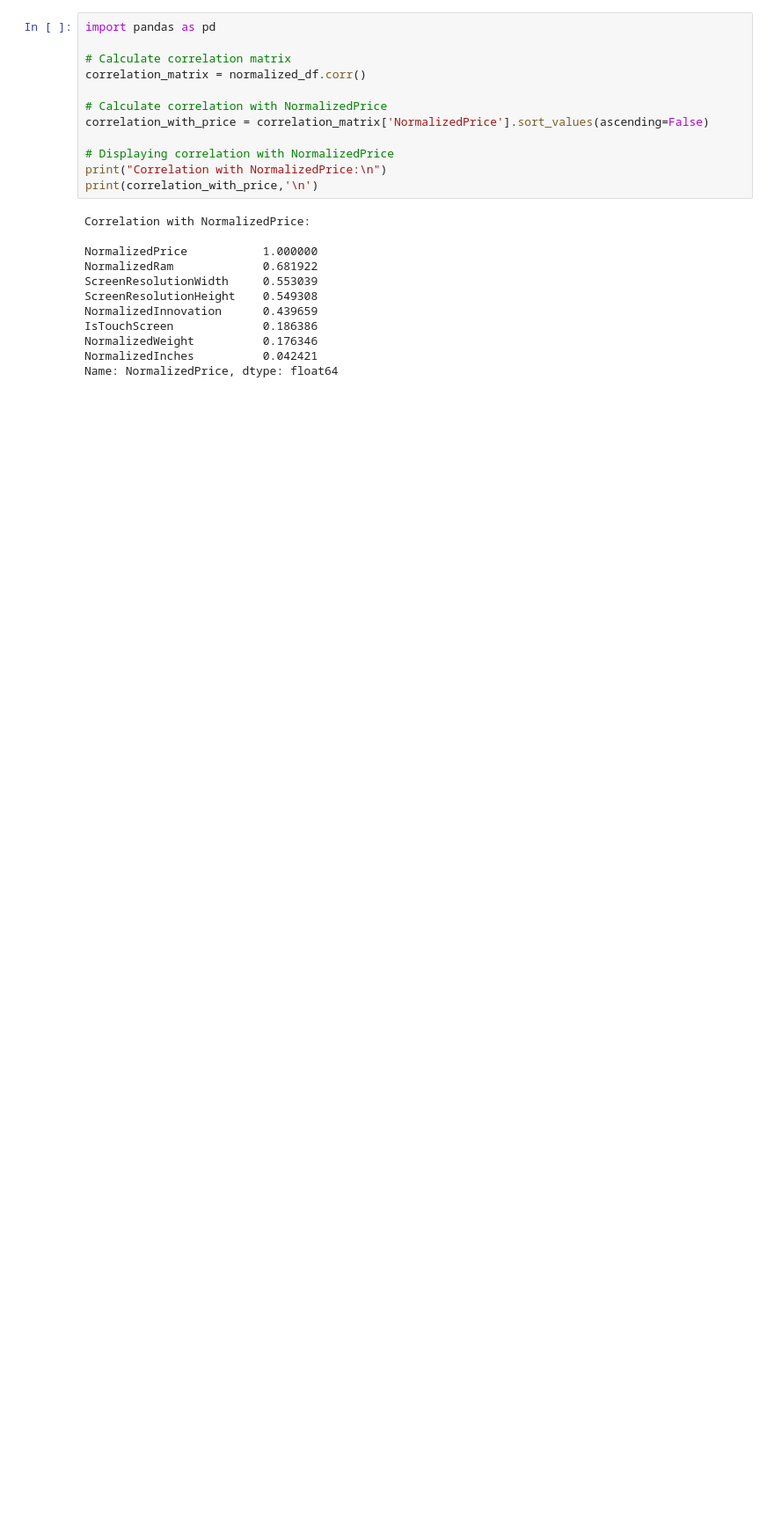
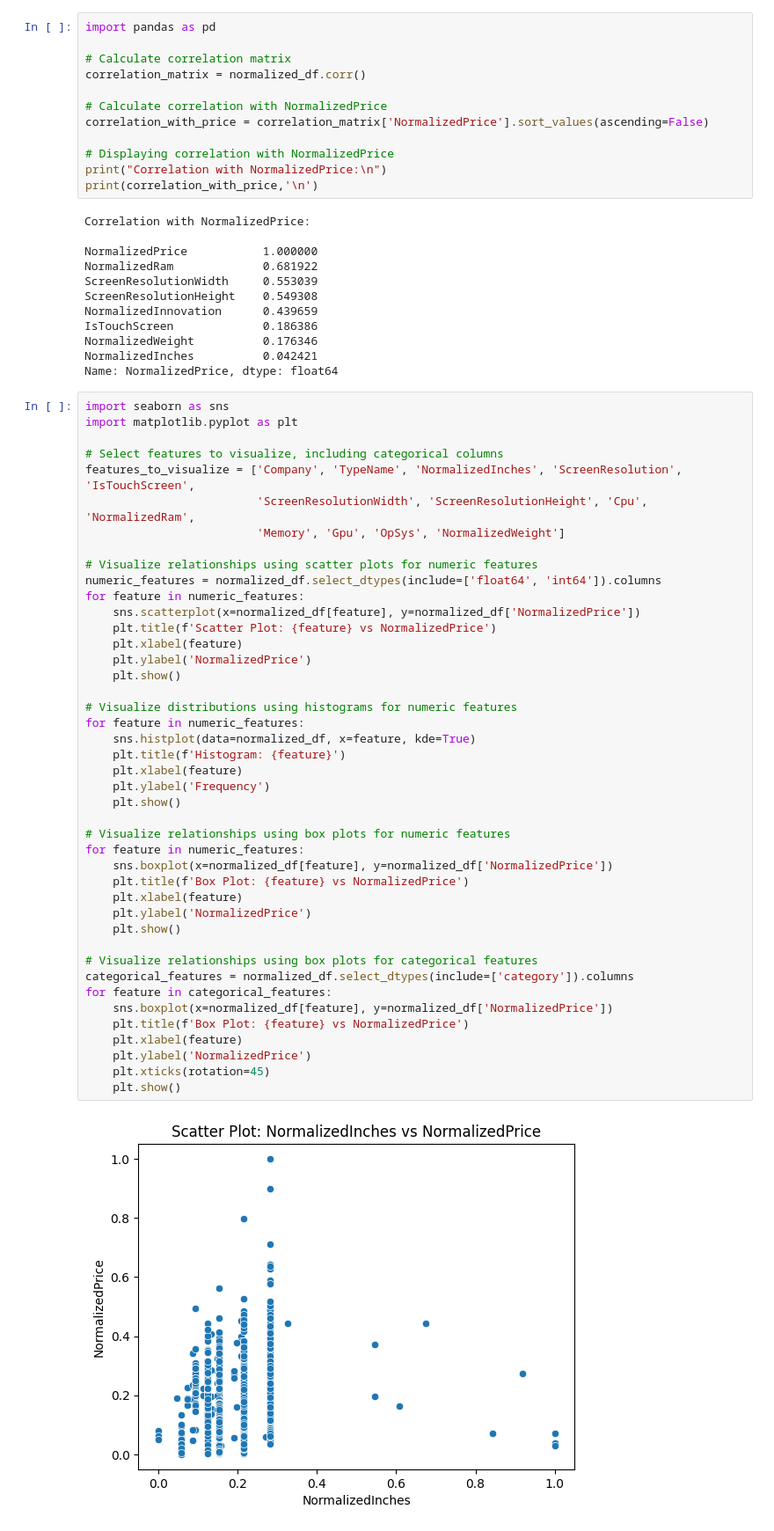
Before and after one commit to Ste881/Laptop-price-prediction, a Jupyter notebook: laptop_ML_project.ipynb, the cells around one changed output. Shown at 88% size. Drawn from its saved outputs; the diff is of its cells as text; blank space fills up the shorter version.

Commit message:
Visualization

```diff
--- a/laptop_ML_project.ipynb
+++ b/laptop_ML_project.ipynb
@@ -484,3 +484,48 @@ IsTouchScreen             0.186386
 NormalizedWeight          0.176346
 NormalizedInches          0.042421
 Name: NormalizedPrice, dtype: float64
+# %%
+import seaborn as sns
+import matplotlib.pyplot as plt
+
+# Select features to visualize, including categorical columns
+features_to_visualize = ['Company', 'TypeName', 'NormalizedInches', 'ScreenResolution', 'IsTouchScreen',
+                         'ScreenResolutionWidth', 'ScreenResolutionHeight', 'Cpu', 'NormalizedRam',
+                         'Memory', 'Gpu', 'OpSys', 'NormalizedWeight']
+
+# Visualize relationships using scatter plots for numeric features
+numeric_features = normalized_df.select_dtypes(include=['float64', 'int64']).columns
+for feature in numeric_features:
+    sns.scatterplot(x=normalized_df[feature], y=normalized_df['NormalizedPrice'])
+    plt.title(f'Scatter Plot: {feature} vs NormalizedPrice')
+    plt.xlabel(feature)
+    plt.ylabel('NormalizedPrice')
+    plt.show()
+
+# Visualize distributions using histograms for numeric features
+for feature in numeric_features:
+    sns.histplot(data=normalized_df, x=feature, kde=True)
+    plt.title(f'Histogram: {feature}')
+    plt.xlabel(feature)
+    plt.ylabel('Frequency')
+    plt.show()
+
+# Visualize relationships using box plots for numeric features
+for feature in numeric_features:
+    sns.boxplot(x=normalized_df[feature], y=normalized_df['NormalizedPrice'])
+    plt.title(f'Box Plot: {feature} vs NormalizedPrice')
+    plt.xlabel(feature)
+    plt.ylabel('NormalizedPrice')
+    plt.show()
+
+# Visualize relationships using box plots for categorical features
+categorical_features = normalized_df.select_dtypes(include=['category']).columns
+for feature in categorical_features:
+    sns.boxplot(x=normalized_df[feature], y=normalized_df['NormalizedPrice'])
+    plt.title(f'Box Plot: {feature} vs NormalizedPrice')
+    plt.xlabel(feature)
+    plt.ylabel('NormalizedPrice')
+    plt.xticks(rotation=45)
+    plt.show()
+# %% [output]
+[figure, added]
```
Also changed, not shown: parts of 1 cell of this notebook.
